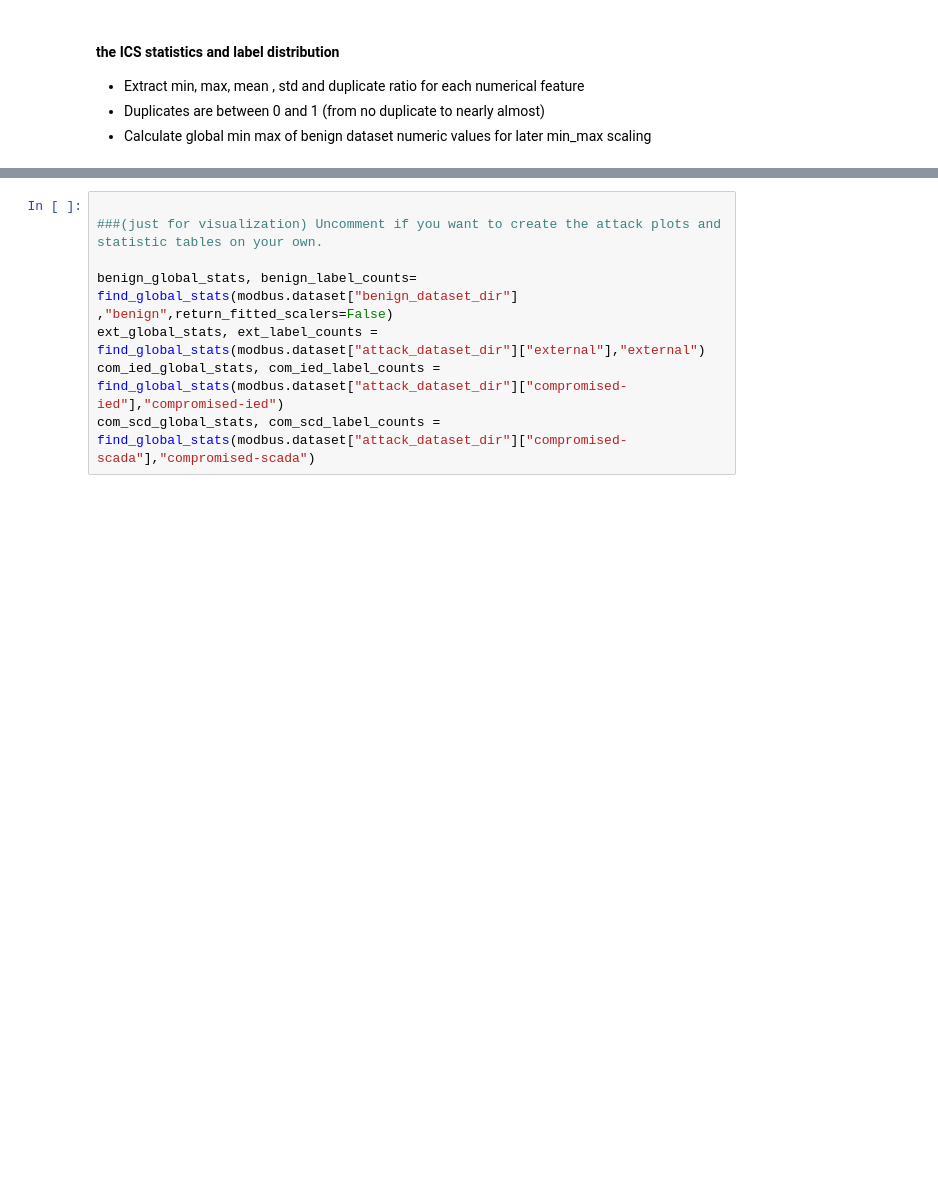
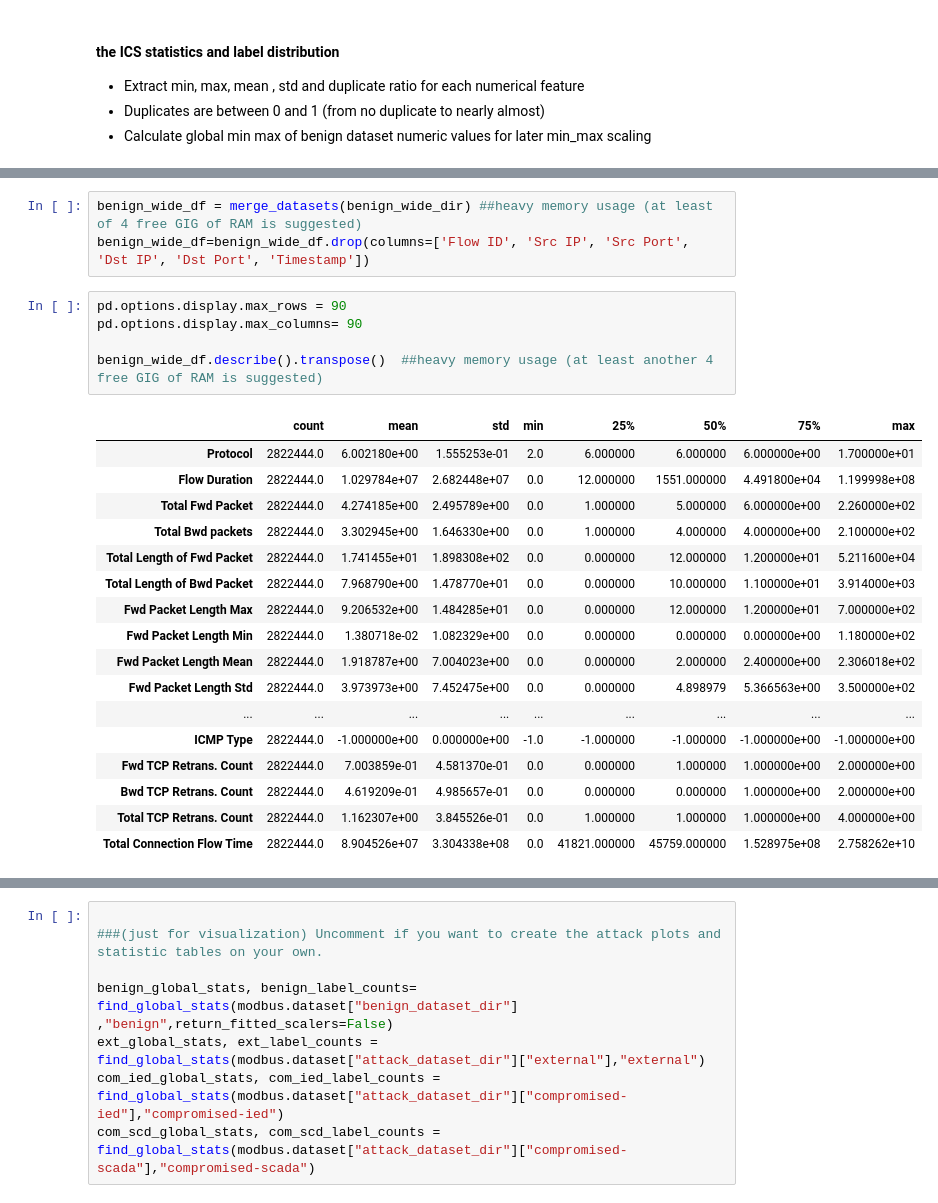
Before and after one commit to hamid-rd/FLBased-ICS-NIDS, a Jupyter notebook: Visualization.ipynb, the cells around one changed output, grey strips where cells are left out. Saved outputs shown, nothing was run; the diff lists cells and outputs as text; blank space fills up the shorter version.

```diff
--- a/Visualization.ipynb
+++ b/Visualization.ipynb
@@ -281,0 +303,26 @@ node :  network-wide , file_ 19 / 19 : ./dataset/ModbusDataset/benign/network-wi
+# %%
+benign_wide_df = merge_datasets(benign_wide_dir) ##heavy memory usage (at least of 4 free GIG of RAM is suggested)
+benign_wide_df=benign_wide_df.drop(columns=['Flow ID', 'Src IP', 'Src Port', 'Dst IP', 'Dst Port', 'Timestamp'])
+# %%
+pd.options.display.max_rows = 90
+pd.options.display.max_columns= 90
+
+benign_wide_df.describe().transpose()  ##heavy memory usage (at least another 4 free GIG of RAM is suggested)
+# %% [output]
+|  | count | mean | std | min | 25% | 50% | 75% | max |
+| Protocol | 2822444.0 | 6.002180e+00 | 1.555253e-01 | 2.0 | 6.000000 | 6.000000 | 6.000000e+00 | 1.700000e+01 |
+| Flow Duration | 2822444.0 | 1.029784e+07 | 2.682448e+07 | 0.0 | 12.000000 | 1551.000000 | 4.491800e+04 | 1.199998e+08 |
+| Total Fwd Packet | 2822444.0 | 4.274185e+00 | 2.495789e+00 | 0.0 | 1.000000 | 5.000000 | 6.000000e+00 | 2.260000e+02 |
+| Total Bwd packets | 2822444.0 | 3.302945e+00 | 1.646330e+00 | 0.0 | 1.000000 | 4.000000 | 4.000000e+00 | 2.100000e+02 |
+| Total Length of Fwd Packet | 2822444.0 | 1.741455e+01 | 1.898308e+02 | 0.0 | 0.000000 | 12.000000 | 1.200000e+01 | 5.211600e+04 |
+| Total Length of Bwd Packet | 2822444.0 | 7.968790e+00 | 1.478770e+01 | 0.0 | 0.000000 | 10.000000 | 1.100000e+01 | 3.914000e+03 |
+| Fwd Packet Length Max | 2822444.0 | 9.206532e+00 | 1.484285e+01 | 0.0 | 0.000000 | 12.000000 | 1.200000e+01 | 7.000000e+02 |
+| Fwd Packet Length Min | 2822444.0 | 1.380718e-02 | 1.082329e+00 | 0.0 | 0.000000 | 0.000000 | 0.000000e+00 | 1.180000e+02 |
+| Fwd Packet Length Mean | 2822444.0 | 1.918787e+00 | 7.004023e+00 | 0.0 | 0.000000 | 2.000000 | 2.400000e+00 | 2.306018e+02 |
+| Fwd Packet Length Std | 2822444.0 | 3.973973e+00 | 7.452475e+00 | 0.0 | 0.000000 | 4.898979 | 5.366563e+00 | 3.500000e+02 |
+| ... | ... | ... | ... | ... | ... | ... | ... | ... |
+| ICMP Type | 2822444.0 | -1.000000e+00 | 0.000000e+00 | -1.0 | -1.000000 | -1.000000 | -1.000000e+00 | -1.000000e+00 |
+| Fwd TCP Retrans. Count | 2822444.0 | 7.003859e-01 | 4.581370e-01 | 0.0 | 0.000000 | 1.000000 | 1.000000e+00 | 2.000000e+00 |
+| Bwd TCP Retrans. Count | 2822444.0 | 4.619209e-01 | 4.985657e-01 | 0.0 | 0.000000 | 0.000000 | 1.000000e+00 | 2.000000e+00 |
+| Total TCP Retrans. Count | 2822444.0 | 1.162307e+00 | 3.845526e-01 | 0.0 | 1.000000 | 1.000000 | 1.000000e+00 | 4.000000e+00 |
+| Total Connection Flow Time | 2822444.0 | 8.904526e+07 | 3.304338e+08 | 0.0 | 41821.000000 | 45759.000000 | 1.528975e+08 | 2.758262e+10 |
```
Also changed, not shown: parts of 11 cells of this notebook, 1 other file.
